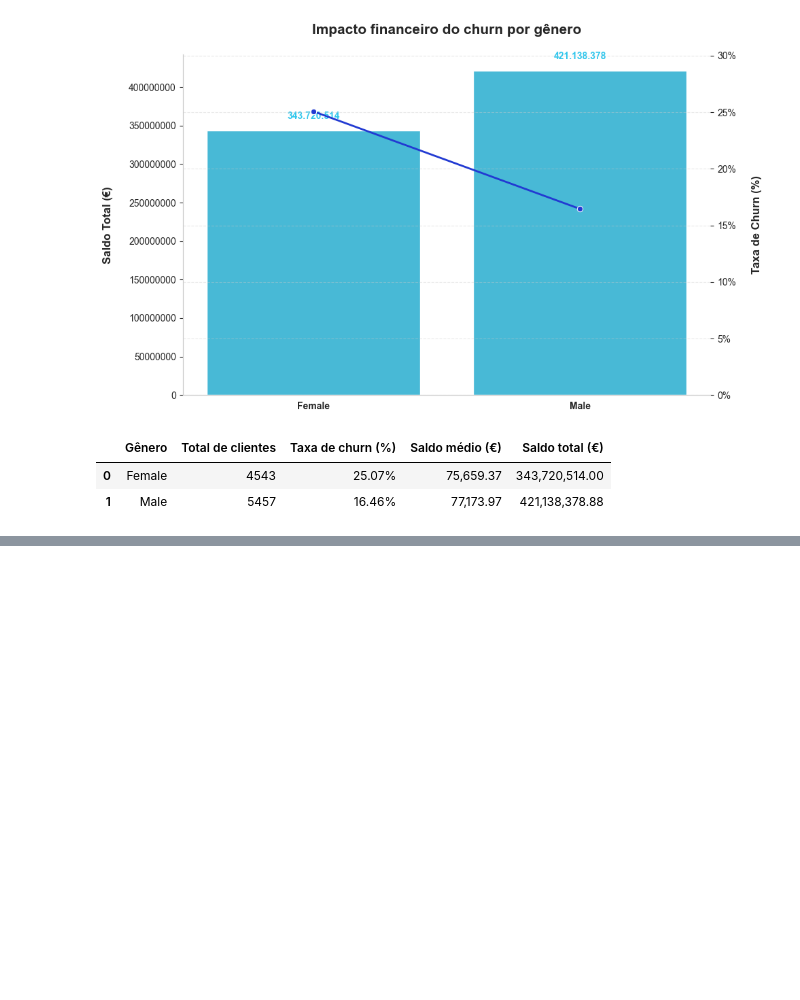
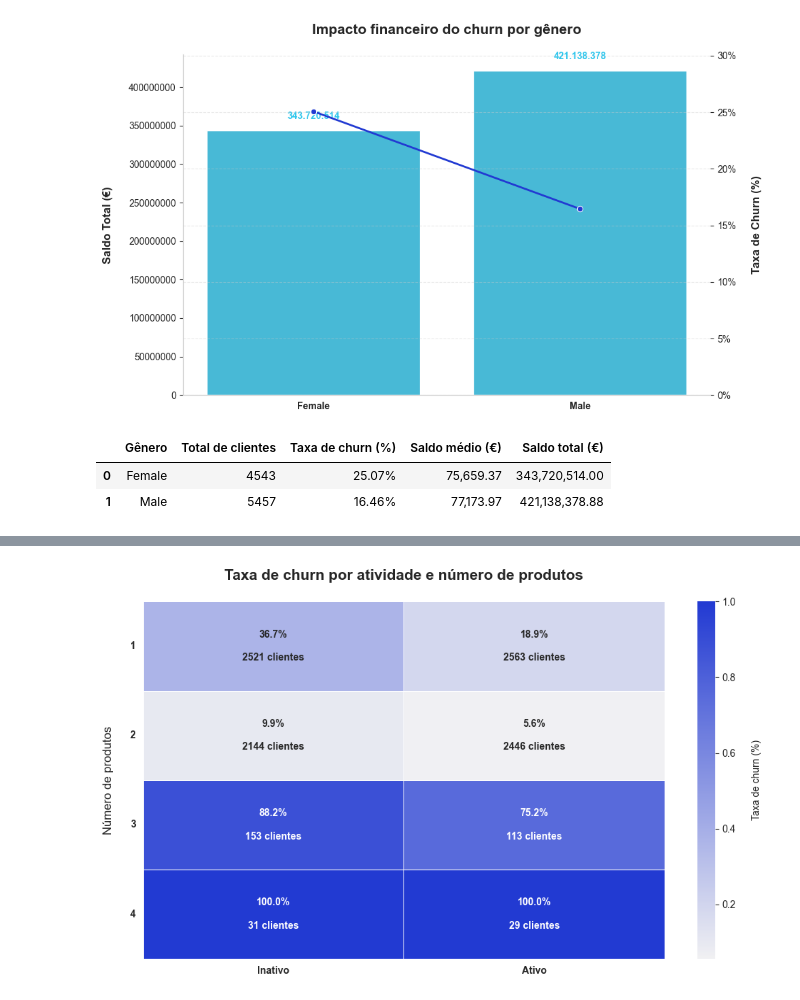
Before and after one commit to emso-exe/Churn_clientes_de_banco, a Jupyter notebook: notebooks/001_analise_exploratoria.ipynb, the cells around one changed output, grey strips where cells are left out. Drawn from its saved outputs; the diff is of its cells as text; code cells hidden in the pictures; blank space fills up the shorter version.

```diff
--- a/notebooks/001_analise_exploratoria.ipynb
+++ b/notebooks/001_analise_exploratoria.ipynb
@@ -1477,0 +1484,7 @@ gender_analysis
+# %%
+# Criar faixas etárias
+
+bins = [18, 30, 40, 50, 60, 100]
+labels = ['18-30', '31-40', '41-50', '51-60', '61+']
+
+df['AgeGroup'] = pd.cut(df['Age'], bins=bins, labels=labels, right=True)
@@ -1477,0 +1820,55 @@ gender_analysis
+# %%
+# Criar tabela pivot para a taxa de churn por número de produtos e atividade do cliente
+pivot_churn = df.pivot_table(
+    values='Exited',
+    index='NumOfProducts',
+    columns='IsActiveMember',
+    aggfunc='mean'
+)
+
+# Criar tabela pivot para o número de clientes por número de produtos e atividade do cliente
+pivot_customers = df.pivot_table(
+    values='CustomerId',
+    index='NumOfProducts',
+    columns='IsActiveMember',
+    aggfunc='count'
+)
+
+# Criar rótulos personalizados para o heatmap
+labels = pivot_churn.copy().astype(str)
+
+for i in pivot_churn.index:
+    for j in pivot_churn.columns:
+        churn = pivot_churn.loc[i, j]
+        customers = pivot_customers.loc[i, j]
+        labels.loc[i, j] = f'{churn:.1%}\n\n{customers} clientes'
+
+# Criando figura
+plt.figure(figsize=(10,6))
+
+# Desenhar heatmap com rótulos personalizados
+sns.heatmap(
+    pivot_churn,
+    annot=labels,
+    fmt='',
+    cmap=sns.light_palette('#223ad2', as_cmap=True),
+    linewidths=0.6,
+    linecolor='#fff',
+    cbar_kws={'label': '\nTaxa de churn (%)'},
+    annot_kws={'size': 10, 'fontweight': 'bold'}
+)
+
+# Formatação de título e rótulos
+plt.title('Taxa de churn por atividade e número de produtos\n', fontsize=15, fontweight='bold')
+plt.ylabel('Número de produtos\n', fontsize=12)
+plt.xlabel('', fontsize=12, fontweight='bold')
+
+# Ajuste de ticks
+plt.xticks([0.5,1.5],['Inativo','Ativo'], fontweight='bold')
+plt.yticks(fontweight='bold', rotation=0)
+
+# Exibindo o gráfico
+plt.tight_layout()
+plt.show()
+# %% [output]
+[figure, added]
```
Also changed, not shown: parts of 17 cells of this notebook.
